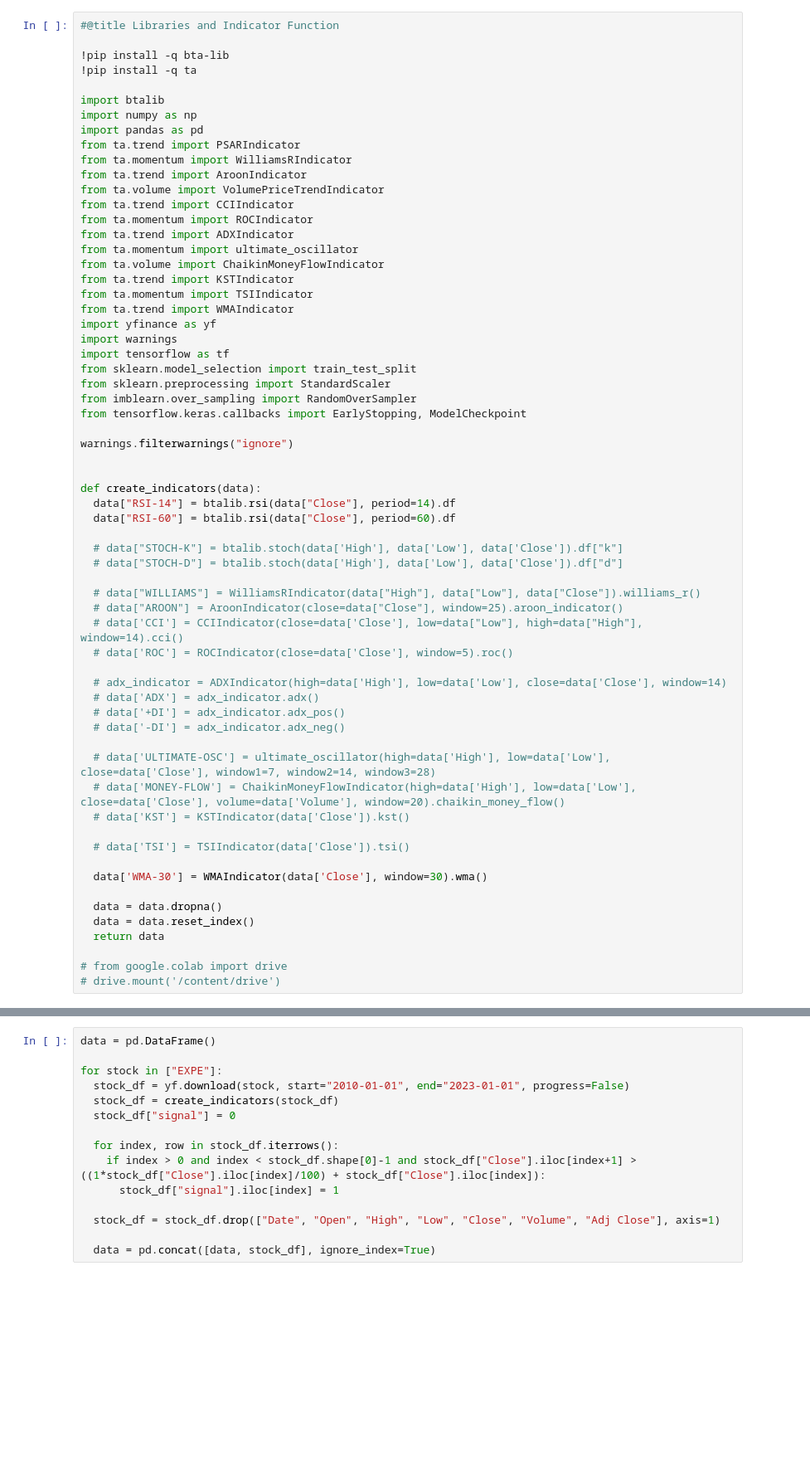
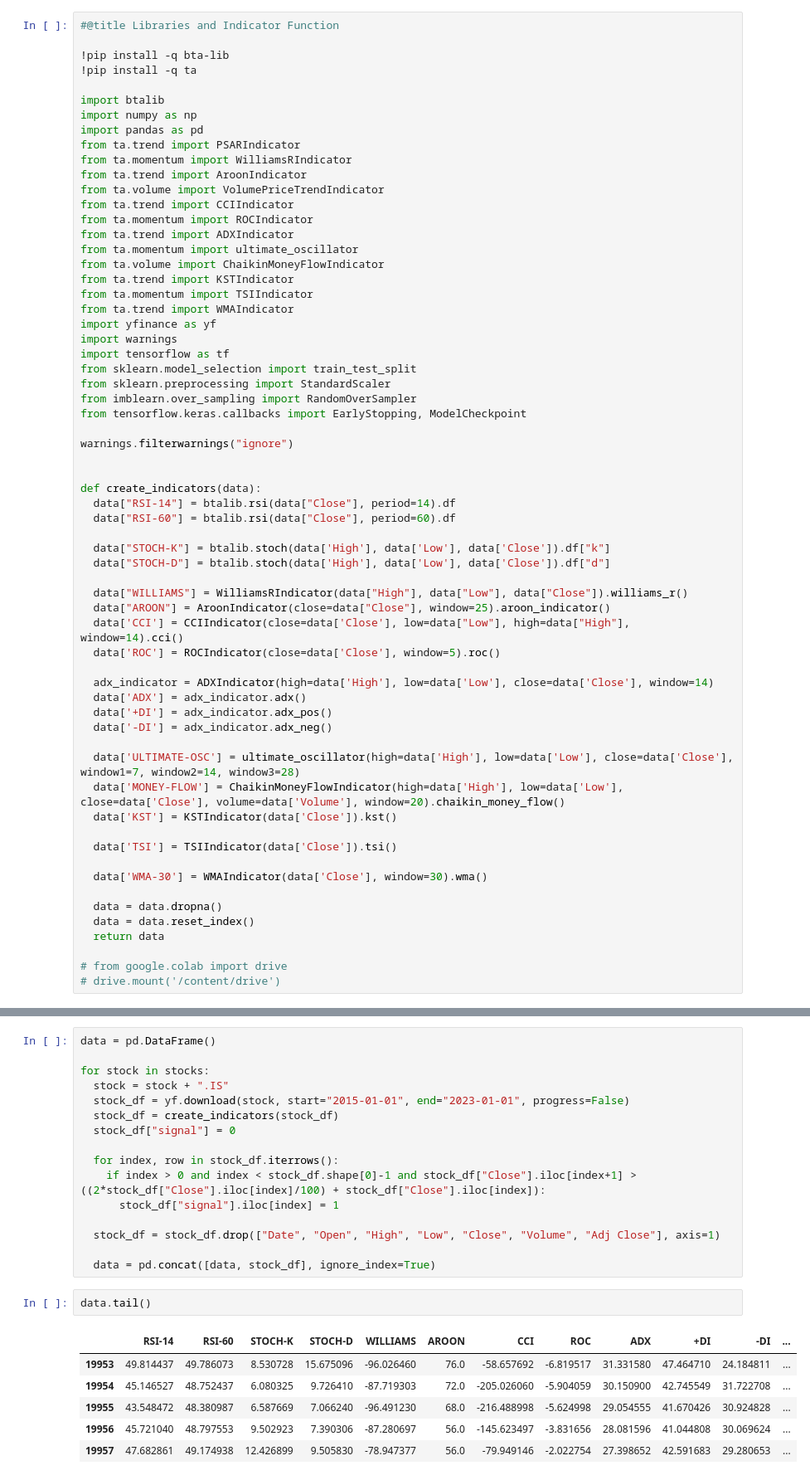
Before and after one commit to erendagasan/Eren-Dagasan-Personal, a Jupyter notebook: gpt.ipynb, the cells around one changed output, grey strips where cells are left out. Shown: that part at 83% size. Drawn from its saved outputs; the diff is of its cells as text; blank space fills up the shorter version.

```diff
--- a/gpt.ipynb
+++ b/gpt.ipynb
@@ -36,24 +36,24 @@ def create_indicators(data):
   data["RSI-14"] = btalib.rsi(data["Close"], period=14).df
   data["RSI-60"] = btalib.rsi(data["Close"], period=60).df
 
-  # data["STOCH-K"] = btalib.stoch(data['High'], data['Low'], data['Close']).df["k"]
-  # data["STOCH-D"] = btalib.stoch(data['High'], data['Low'], data['Close']).df["d"]
+  data["STOCH-K"] = btalib.stoch(data['High'], data['Low'], data['Close']).df["k"]
+  data["STOCH-D"] = btalib.stoch(data['High'], data['Low'], data['Close']).df["d"]
 
-  # data["WILLIAMS"] = WilliamsRIndicator(data["High"], data["Low"], data["Close"]).williams_r()
-  # data["AROON"] = AroonIndicator(close=data["Close"], window=25).aroon_indicator()
-  # data['CCI'] = CCIIndicator(close=data['Close'], low=data["Low"], high=data["High"], window=14).cci()
-  # data['ROC'] = ROCIndicator(close=data['Close'], window=5).roc()
+  data["WILLIAMS"] = WilliamsRIndicator(data["High"], data["Low"], data["Close"]).williams_r()
+  data["AROON"] = AroonIndicator(close=data["Close"], window=25).aroon_indicator()
+  data['CCI'] = CCIIndicator(close=data['Close'], low=data["Low"], high=data["High"], window=14).cci()
+  data['ROC'] = ROCIndicator(close=data['Close'], window=5).roc()
 
-  # adx_indicator = ADXIndicator(high=data['High'], low=data['Low'], close=data['Close'], window=14)
-  # data['ADX'] = adx_indicator.adx()
-  # data['+DI'] = adx_indicator.adx_pos()
-  # data['-DI'] = adx_indicator.adx_neg()
+  adx_indicator = ADXIndicator(high=data['High'], low=data['Low'], close=data['Close'], window=14)
+  data['ADX'] = adx_indicator.adx()
+  data['+DI'] = adx_indicator.adx_pos()
+  data['-DI'] = adx_indicator.adx_neg()
 
-  # data['ULTIMATE-OSC'] = ultimate_oscillator(high=data['High'], low=data['Low'], close=data['Close'], window1=7, window2=14, window3=28)
-  # data['MONEY-FLOW'] = ChaikinMoneyFlowIndicator(high=data['High'], low=data['Low'], close=data['Close'], volume=data['Volume'], window=20).chaikin_money_flow()
-  # data['KST'] = KSTIndicator(data['Close']).kst()
+  data['ULTIMATE-OSC'] = ultimate_oscillator(high=data['High'], low=data['Low'], close=data['Close'], window1=7, window2=14, window3=28)
+  data['MONEY-FLOW'] = ChaikinMoneyFlowIndicator(high=data['High'], low=data['Low'], close=data['Close'], volume=data['Volume'], window=20).chaikin_money_flow()
+  data['KST'] = KSTIndicator(data['Close']).kst()
 
-  # data['TSI'] = TSIIndicator(data['Close']).tsi()
+  data['TSI'] = TSIIndicator(data['Close']).tsi()
 
   data['WMA-30'] = WMAIndicator(data['Close'], window=30).wma()
 
@@ -98,18 +103,28 @@ nasdaq100 = ['AAPL', 'MSFT', 'GOOGL', 'GOOG', 'AMZN',
 # %%
 data = pd.DataFrame()
 
-for stock in ["EXPE"]:
-  stock_df = yf.download(stock, start="2010-01-01", end="2023-01-01", progress=False)
+for stock in stocks:
+  stock = stock + ".IS"
+  stock_df = yf.download(stock, start="2015-01-01", end="2023-01-01", progress=False)
   stock_df = create_indicators(stock_df)
   stock_df["signal"] = 0
 
   for index, row in stock_df.iterrows():
-    if index > 0 and index < stock_df.shape[0]-1 and stock_df["Close"].iloc[index+1] > ((1*stock_df["Close"].iloc[index]/100) + stock_df["Close"].iloc[index]):
+    if index > 0 and index < stock_df.shape[0]-1 and stock_df["Close"].iloc[index+1] > ((2*stock_df["Close"].iloc[index]/100) + stock_df["Close"].iloc[index]):
       stock_df["signal"].iloc[index] = 1
 
   stock_df = stock_df.drop(["Date", "Open", "High", "Low", "Close", "Volume", "Adj Close"], axis=1)
 
   data = pd.concat([data, stock_df], ignore_index=True)
+# %%
+data.tail()
+# %% [output]
+|  | RSI-14 | RSI-60 | STOCH-K | STOCH-D | WILLIAMS | AROON | CCI | ROC | ADX | +DI | -DI | ... |
+| 19953 | 49.814437 | 49.786073 | 8.530728 | 15.675096 | -96.026460 | 76.0 | -58.657692 | -6.819517 | 31.331580 | 47.464710 | 24.184811 | ... |
+| 19954 | 45.146527 | 48.752437 | 6.080325 | 9.726410 | -87.719303 | 72.0 | -205.026060 | -5.904059 | 30.150900 | 42.745549 | 31.722708 | ... |
+| 19955 | 43.548472 | 48.380987 | 6.587669 | 7.066240 | -96.491230 | 68.0 | -216.488998 | -5.624998 | 29.054555 | 41.670426 | 30.924828 | ... |
+| 19956 | 45.721040 | 48.797553 | 9.502923 | 7.390306 | -87.280697 | 56.0 | -145.623497 | -3.831656 | 28.081596 | 41.044808 | 30.069624 | ... |
+| 19957 | 47.682861 | 49.174938 | 12.426899 | 9.505830 | -78.947377 | 56.0 | -79.949146 | -2.022754 | 27.398652 | 42.591683 | 29.280653 | ... |
 # %%
 #@title Data Preprocessing
 df = pd.DataFrame(data)
```
Also changed, not shown: parts of 8 cells of this notebook.
